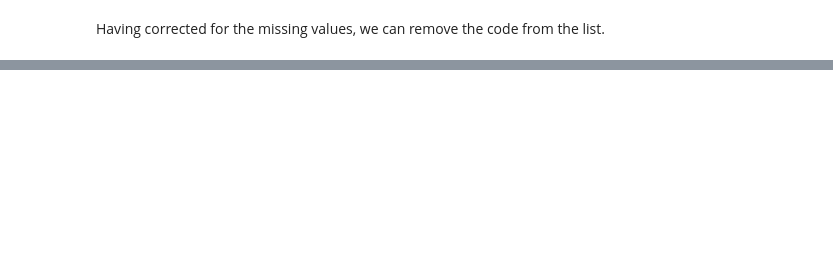
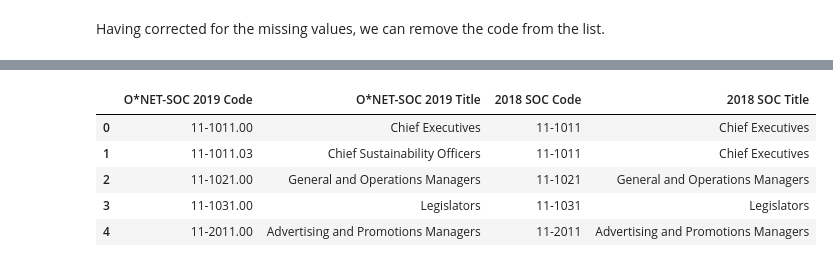
Before and after one commit to meganmccoy/ONET_Occupation_Codes, a Jupyter notebook: Mapping SOP and Census Occupation Codes.ipynb, the cells around one changed output, grey strips where cells are left out. Saved outputs shown, nothing was run; the diff lists cells and outputs as text; code cells hidden in the pictures; blank space fills up the shorter version.

```diff
--- a/Mapping SOP and Census Occupation Codes.ipynb
+++ b/Mapping SOP and Census Occupation Codes.ipynb
@@ -244,0 +239,9 @@ onet.to_csv('onet_flex.csv', index=False)
+# %%
+crosswalk2019.head()
+# %% [output]
+|  | O*NET-SOC 2019 Code | O*NET-SOC 2019 Title | 2018 SOC Code | 2018 SOC Title |
+| 0 | 11-1011.00 | Chief Executives | 11-1011 | Chief Executives |
+| 1 | 11-1011.03 | Chief Sustainability Officers | 11-1011 | Chief Executives |
+| 2 | 11-1021.00 | General and Operations Managers | 11-1021 | General and Operations Managers |
+| 3 | 11-1031.00 | Legislators | 11-1031 | Legislators |
+| 4 | 11-2011.00 | Advertising and Promotions Managers | 11-2011 | Advertising and Promotions Managers |
```
Also changed, not shown: parts of 19 cells of this notebook.
